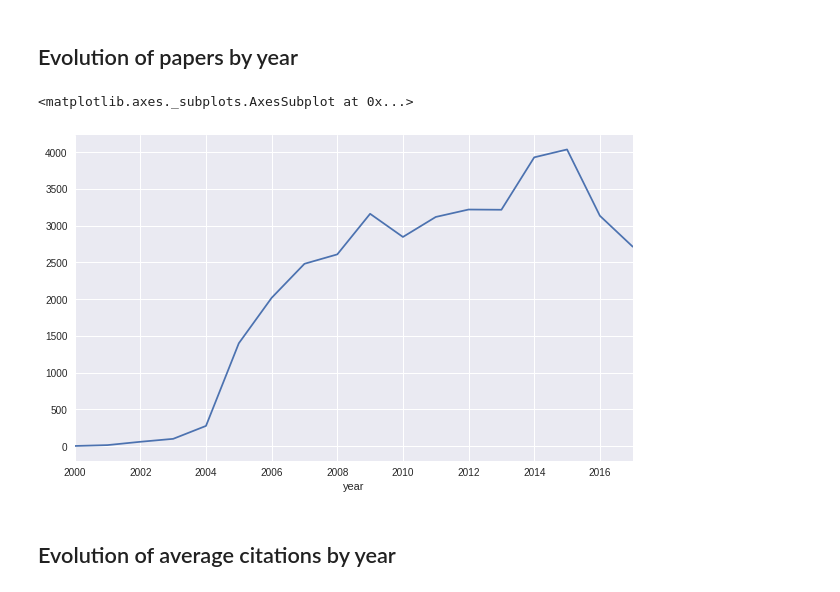
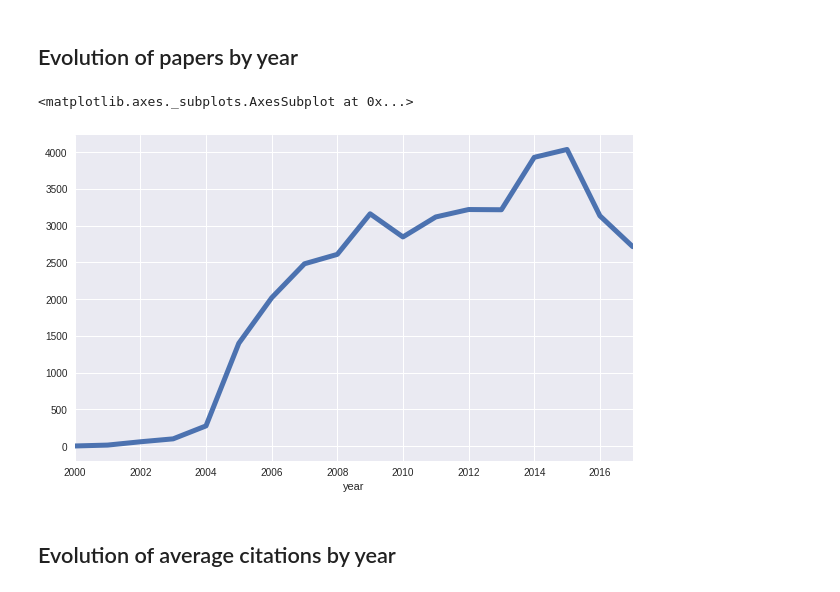
Before and after one commit to social-link-analytics-group-bsc/gender_bioinfo, a Jupyter notebook: analysis/gender_bias_analysis.ipynb, the cells around one changed output. Cells and saved outputs as stored; diff of their text form; code cells hidden in the pictures.

```diff
--- a/analysis/gender_bias_analysis.ipynb
+++ b/analysis/gender_bias_analysis.ipynb
@@ -55,10 +52,10 @@ Papers with authors 38335
 papers_by_year = papers.groupby('year').size()
 # %%
 plt.figure(figsize=(10,6))
-papers_by_year.plot()
+papers_by_year.plot(lw=5)
 # %% [output]
 <matplotlib.axes._subplots.AxesSubplot at 0x...>
-[figure, old version]
+[figure, new version]
 # %% [markdown]
 ## Evolution of average citations by year
 # %%
```
Also changed, not shown: parts of 19 cells of this notebook.
